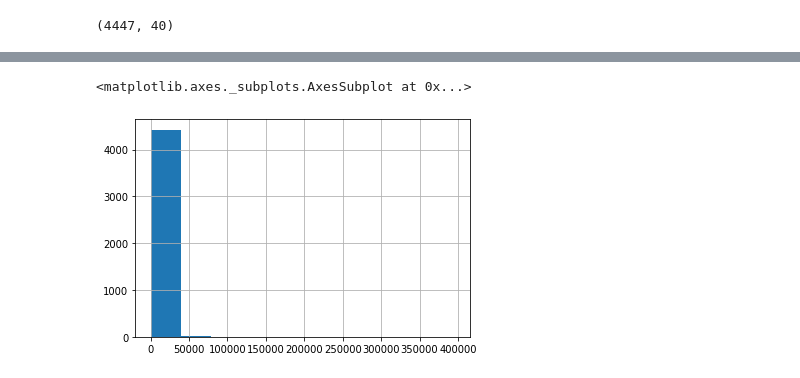
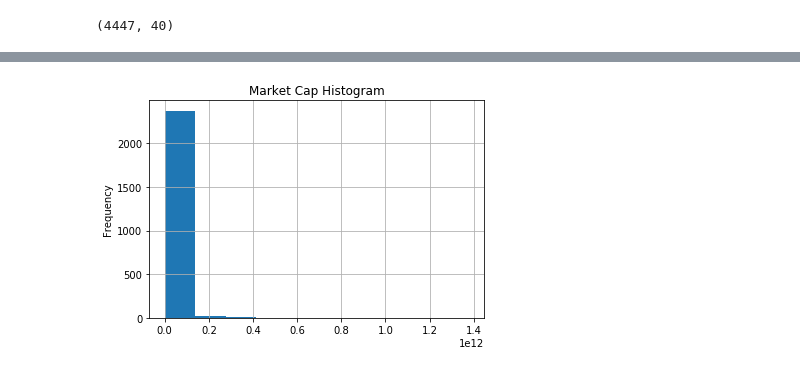
Before and after one commit to ipatel467/Stock-Market-Analysis, a Jupyter notebook: Stocks.ipynb, the cells around one changed output, grey strips where cells are left out. Drawn from its saved outputs; the diff is of its cells as text; code cells hidden in the pictures.

```diff
--- a/Stocks.ipynb
+++ b/Stocks.ipynb
@@ -168,5 +167,6 @@ full_fin_stocks_df['marketCap'].hist()
-# %%
-full_fin_stocks_df['bidSize'].hist()
-# %% [output]
-<matplotlib.axes._subplots.AxesSubplot at 0x...>
-[figure, removed]
+# %%
+full_fin_stocks_df['marketCap'].hist();
+plt.title('Market Cap Histogram');
+plt.ylabel('Frequency');
+# %% [output]
+[figure, added]
```
Also changed, not shown: parts of 14 cells of this notebook.
